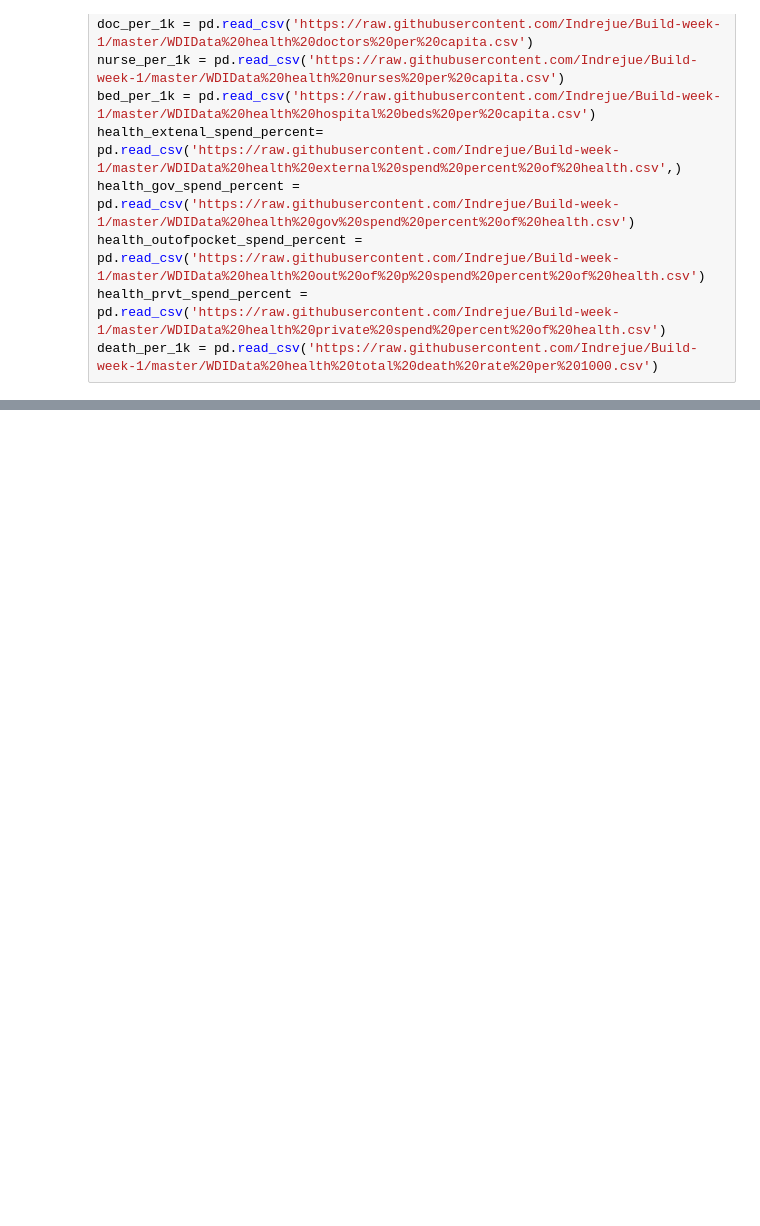
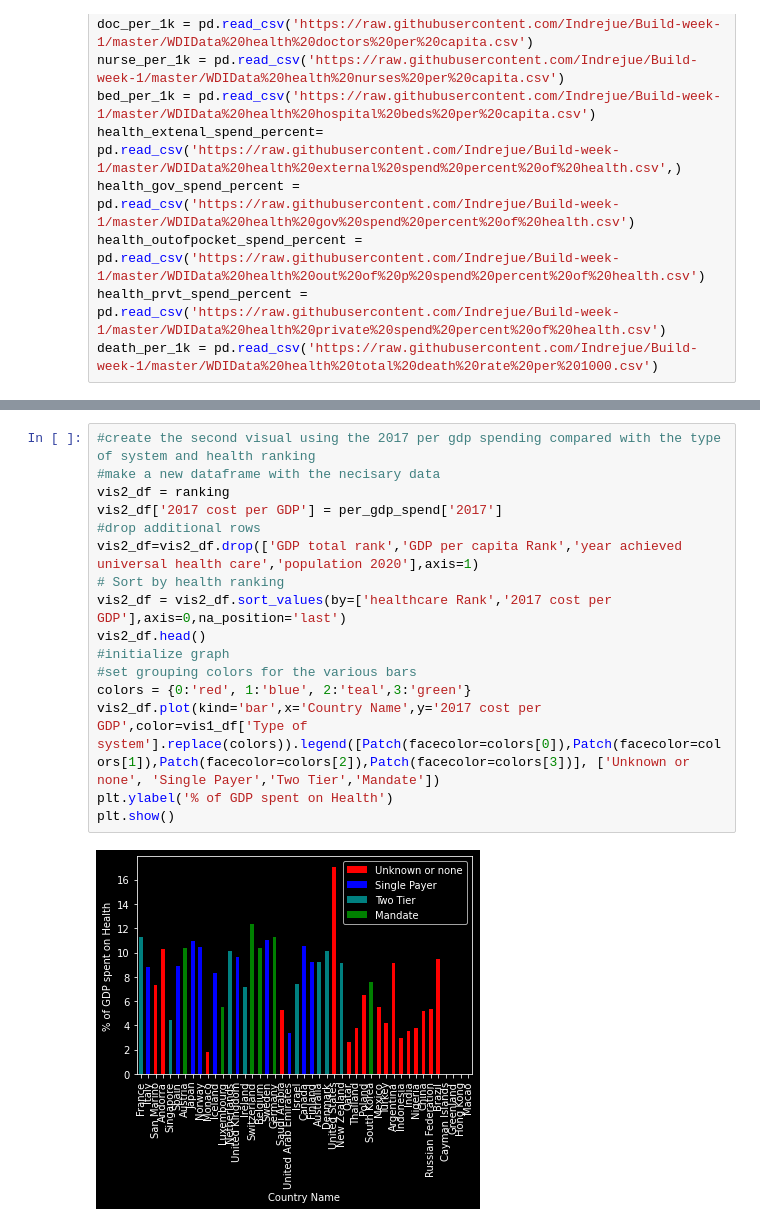
Before and after one commit to Indrejue/Build-week-1, a Jupyter notebook: Healthcare_build_week.ipynb, the cells around one changed output, grey strips where cells are left out. Cells and saved outputs as stored; diff of their text form; blank space fills up the shorter version.

```diff
--- a/Healthcare_build_week.ipynb
+++ b/Healthcare_build_week.ipynb
@@ -73,0 +74,18 @@ plt.show()
+# %%
+#create the second visual using the 2017 per gdp spending compared with the type of system and health ranking
+#make a new dataframe with the necisary data
+vis2_df = ranking
+vis2_df['2017 cost per GDP'] = per_gdp_spend['2017']
+#drop additional rows
+vis2_df=vis2_df.drop(['GDP total rank','GDP per capita Rank','year achieved universal health care','population 2020'],axis=1)
+# Sort by health ranking
+vis2_df = vis2_df.sort_values(by=['healthcare Rank','2017 cost per GDP'],axis=0,na_position='last')
+vis2_df.head()
+#initialize graph
+#set grouping colors for the various bars
+colors = {0:'red', 1:'blue', 2:'teal',3:'green'}
+vis2_df.plot(kind='bar',x='Country Name',y='2017 cost per GDP',color=vis1_df['Type of system'].replace(colors)).legend([Patch(facecolor=colors[0]),Patch(facecolor=colors[1]),Patch(facecolor=colors[2]),Patch(facecolor=colors[3])], ['Unknown or none', 'Single Payer','Two Tier','Mandate'])
+plt.ylabel('% of GDP spent on Health')
+plt.show()
+# %% [output]
+[figure, added]
```
Also changed, not shown: parts of 1 cell of this notebook.
